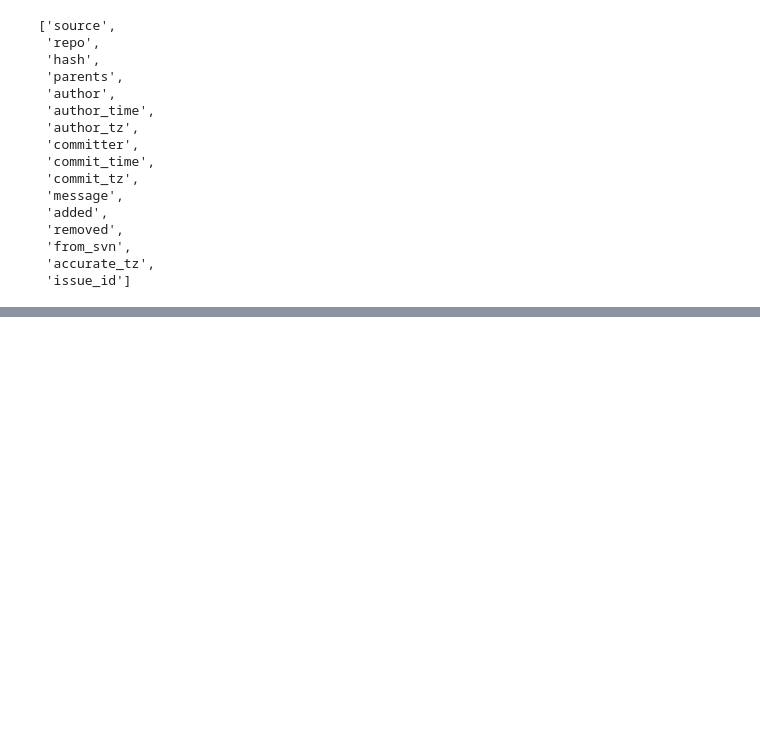
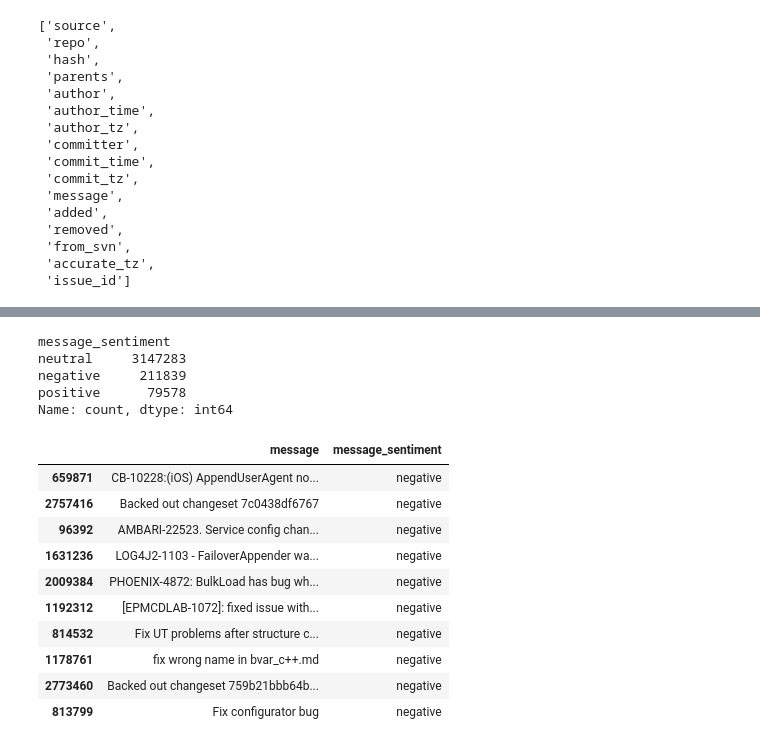
Before and after one commit to raianmr/seBERT, a Jupyter notebook: notebooks/20-MAD.ipynb, the cells around one changed output, grey strips where cells are left out. Cells and saved outputs as stored; diff of their text form; code cells hidden in the pictures; blank space fills up the shorter version.

```diff
--- a/notebooks/20-MAD.ipynb
+++ b/notebooks/20-MAD.ipynb
@@ -107,0 +130,24 @@ for chunk in data.iter_batches(batch_size=chunk_size):
+# %%
+commits_out = pd.read_csv(commits_out_path)
+# %%
+commits_out['message_sentiment'].value_counts()
+# %% [output]
+message_sentiment
+neutral     3147283
+negative     211839
+positive      79578
+Name: count, dtype: int64
+# %%
+commits_out[commits_out['message_sentiment'] == 'negative'].sample(10)[['message', 'message_sentiment']]
+# %% [output]
+|  | message | message_sentiment |
+| 659871 | CB-10228:(iOS) AppendUserAgent no... | negative |
+| 2757416 | Backed out changeset 7c0438df6767 | negative |
+| 96392 | AMBARI-22523. Service config chan... | negative |
+| 1631236 | LOG4J2-1103 - FailoverAppender wa... | negative |
+| 2009384 | PHOENIX-4872: BulkLoad has bug wh... | negative |
+| 1192312 | [EPMCDLAB-1072]: fixed issue with... | negative |
+| 814532 | Fix UT problems after structure c... | negative |
+| 1178761 | fix wrong name in bvar_c++.md | negative |
+| 2773460 | Backed out changeset 759b21bbb64b... | negative |
+| 813799 | Fix configurator bug | negative |
```
Also changed, not shown: parts of 23 cells of this notebook, 1 other file.
